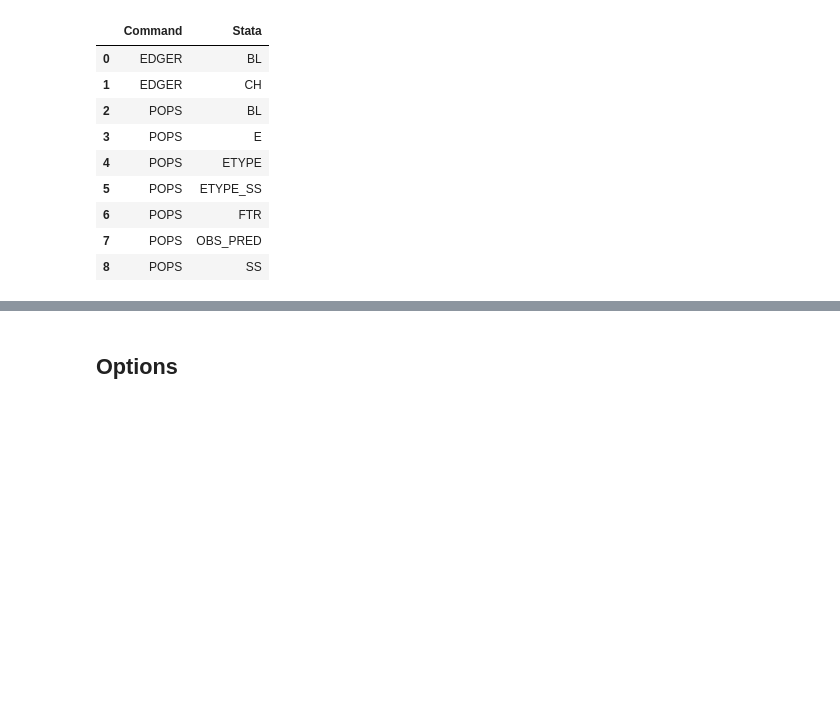
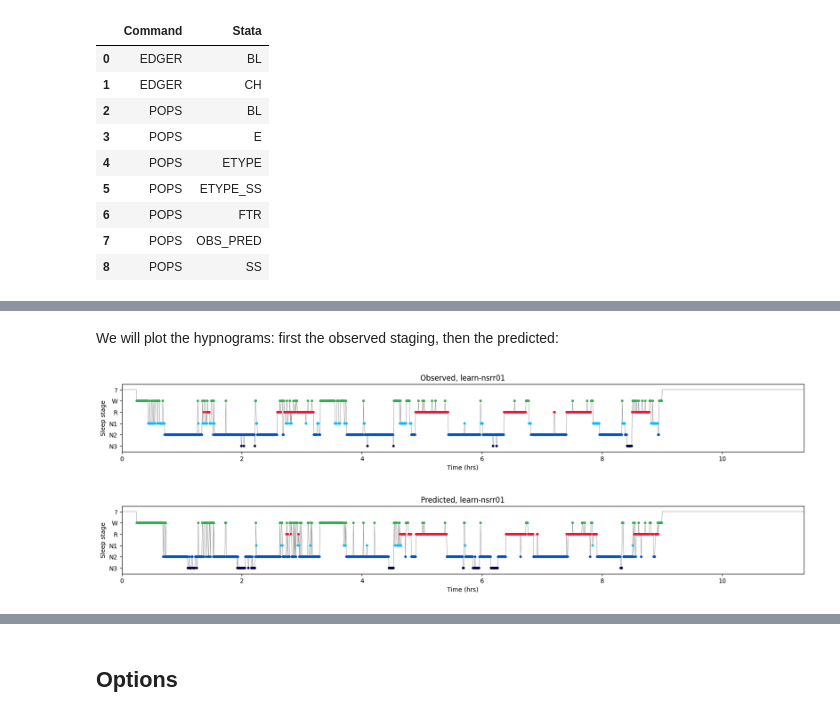
Before and after one commit to remnrem/luna-api-notebooks, a Jupyter notebook: 03_staging.ipynb, the cells around one changed output, grey strips where cells are left out. Saved outputs shown, nothing was run; the diff lists cells and outputs as text; code cells hidden in the pictures; blank space fills up the shorter version.

```diff
--- a/03_staging.ipynb
+++ b/03_staging.ipynb
@@ -184,0 +228,4 @@ proj.table( 'POPS' )
+# %%
+stgs = proj.table( 'POPS' , 'E' )
+df1 = stgs[ stgs['ID'] == 'learn-nsrr01' ]
+df1
@@ -184,0 +246,10 @@ proj.table( 'POPS' )
+# %% [markdown]
+We will plot the hypnograms: first the observed staging, then the predicted:
+# %%
+lp.hypno( df1[ 'PRIOR' ] , title = "Observed, learn-nsrr01" )
+# %% [output]
+[figure, added]
+# %%
+lp.hypno( df1[ 'PRED' ] , title = "Predicted, learn-nsrr01" )
+# %% [output]
+[figure, added]
```
Also changed, not shown: parts of 70 cells of this notebook, 6 other files.
